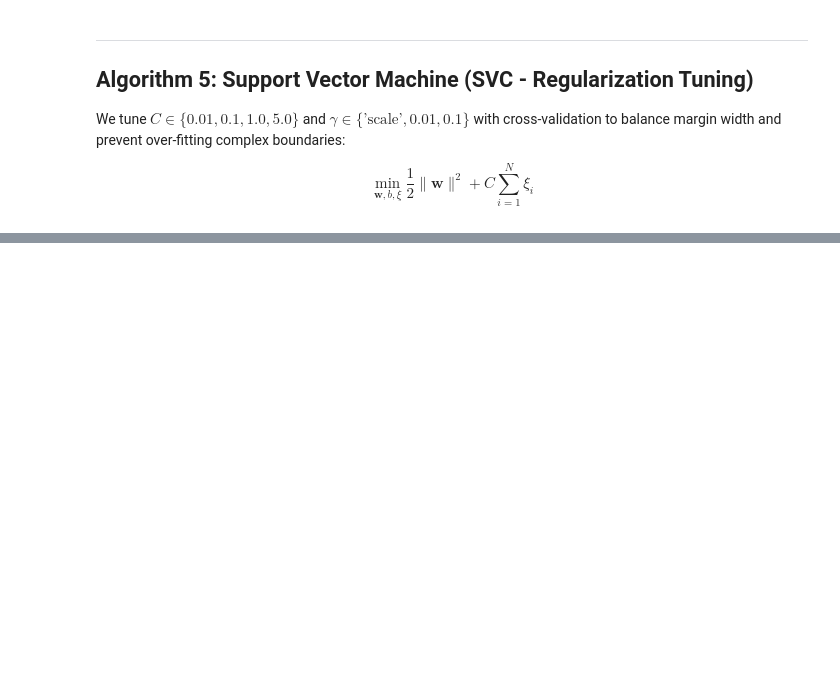
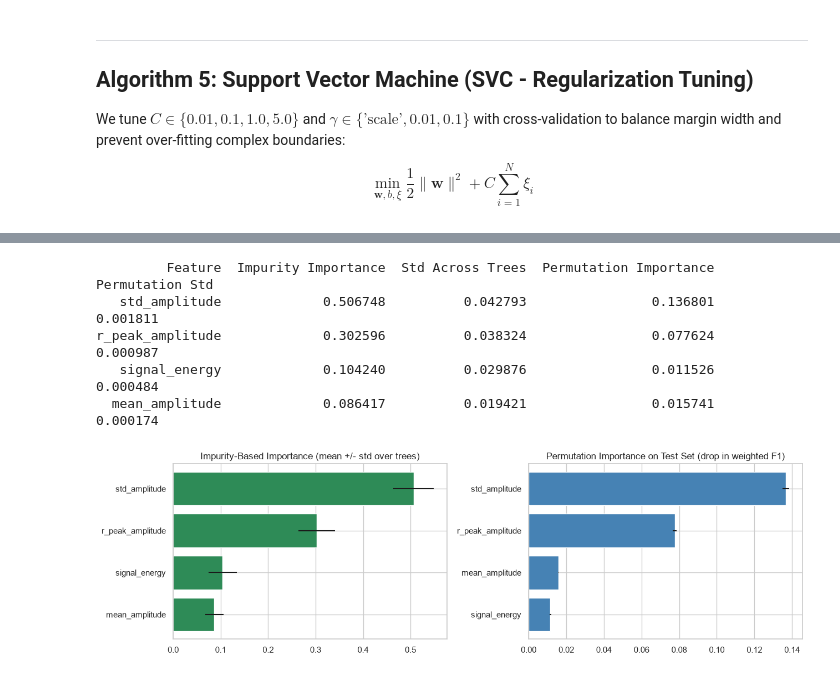
Before and after one commit to Chittesh249/ECG-Case-Study, a Jupyter notebook: notebooks/classification.ipynb, the cells around one changed output, grey strips where cells are left out. Cells and saved outputs as stored; diff of their text form; code cells hidden in the pictures; blank space fills up the shorter version.

```diff
--- a/notebooks/classification.ipynb
+++ b/notebooks/classification.ipynb
@@ -657,0 +789,37 @@ weighted avg       0.87      0.90      0.88     21885
+# %%
+# Feature importance: impurity-based (training) vs permutation (test set)
+tree_importances = np.array([t.feature_importances_ for t in best_rf.estimators_])
+
+perm = permutation_importance(
+    best_rf, X_test, y_test, scoring='f1_weighted',
+    n_repeats=5, random_state=42, n_jobs=-1
+)
+
+df_rf_fi = pd.DataFrame({
+    'Feature': feature_names,
+    'Impurity Importance': best_rf.feature_importances_,
+    'Std Across Trees': tree_importances.std(axis=0),
+    'Permutation Importance': perm.importances_mean,
+    'Permutation Std': perm.importances_std
+}).sort_values('Impurity Importance', ascending=False)
+
+print(df_rf_fi.to_string(index=False))
+
+fig, axes = plt.subplots(1, 2, figsize=(13, 4))
+axes[0].barh(df_rf_fi['Feature'], df_rf_fi['Impurity Importance'], xerr=df_rf_fi['Std Across Trees'], color='seagreen')
+axes[0].set_title("Impurity-Based Importance (mean +/- std over trees)")
+axes[0].invert_yaxis()
+
+df_perm = df_rf_fi.sort_values('Permutation Importance', ascending=False)
+axes[1].barh(df_perm['Feature'], df_perm['Permutation Importance'], xerr=df_perm['Permutation Std'], color='steelblue')
+axes[1].set_title("Permutation Importance on Test Set (drop in weighted F1)")
+axes[1].invert_yaxis()
+plt.tight_layout()
+plt.show()
+# %% [output]
+         Feature  Impurity Importance  Std Across Trees  Permutation Importance  Permutation Std
+   std_amplitude             0.506748          0.042793                0.136801         0.001811
+r_peak_amplitude             0.302596          0.038324                0.077624         0.000987
+   signal_energy             0.104240          0.029876                0.011526         0.000484
+  mean_amplitude             0.086417          0.019421                0.015741         0.000174
+[figure, added]
```
Also changed, not shown: parts of 23 cells of this notebook, 1 other file.
